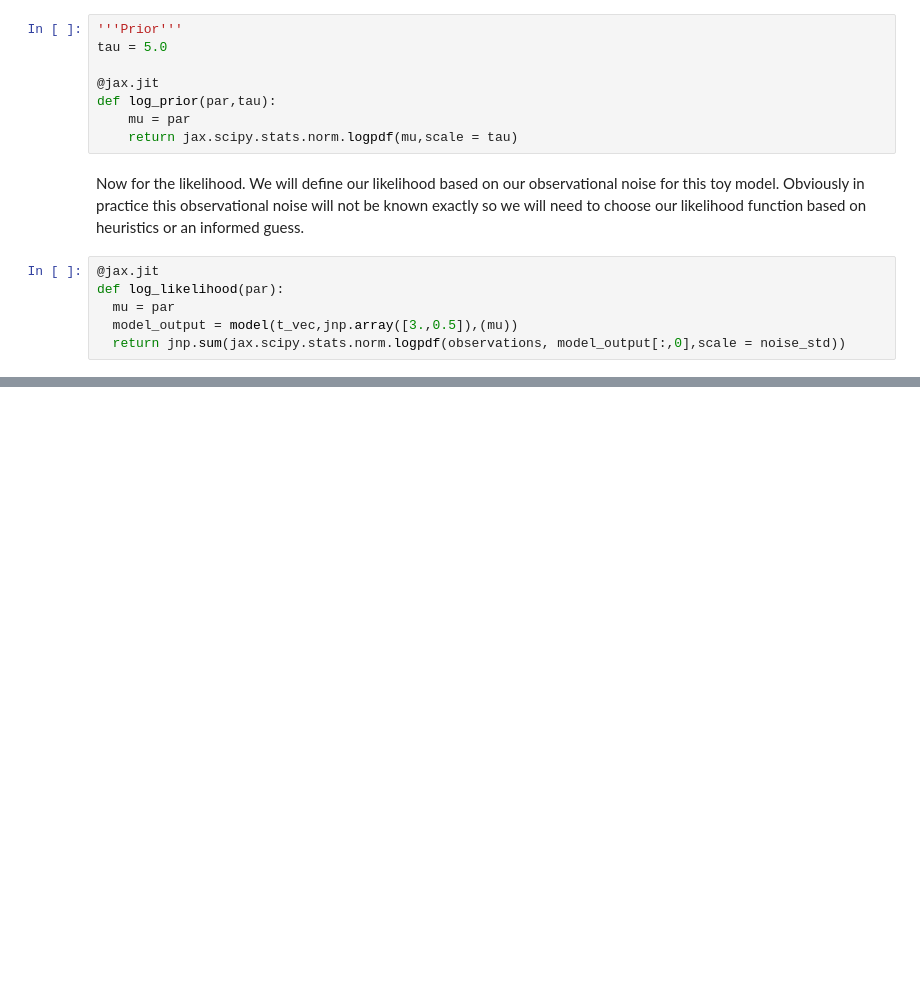
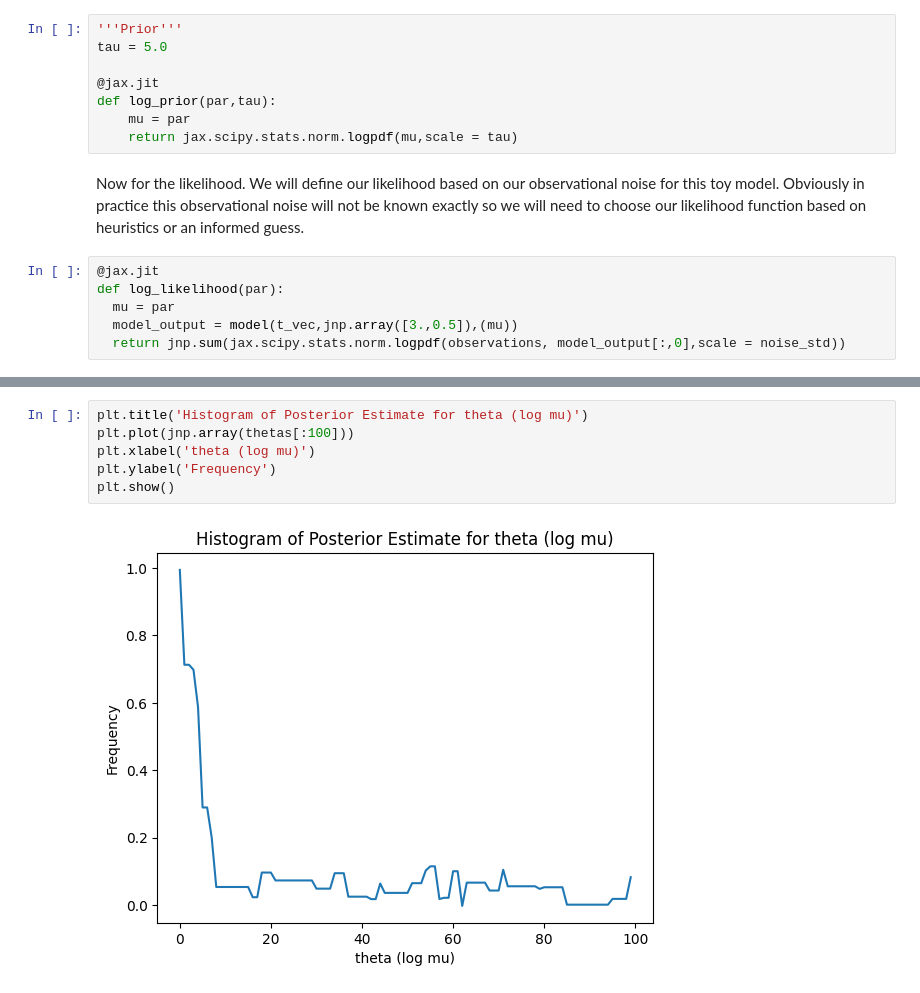
Before and after one commit to Averydx/bayesian_inf, a Jupyter notebook: MAT485/MCMC.ipynb, the cells around one changed output, grey strips where cells are left out. Saved outputs shown, nothing was run; the diff lists cells and outputs as text; blank space fills up the shorter version.

```diff
--- a/MAT485/MCMC.ipynb
+++ b/MAT485/MCMC.ipynb
@@ -173,3 +247,11 @@ KeyboardInterrupt:
+# %%
+plt.title('Histogram of Posterior Estimate for theta (log mu)')
+plt.plot(jnp.array(thetas[:100]))
+plt.xlabel('theta (log mu)')
+plt.ylabel('Frequency')
+plt.show()
+# %% [output]
+[figure, added]
 # %%
 burn_in = 100
 plt.title('Histogram of Posterior Estimate from Markov Chain')
```
Also changed, not shown: parts of 12 cells of this notebook, 2 other files.
